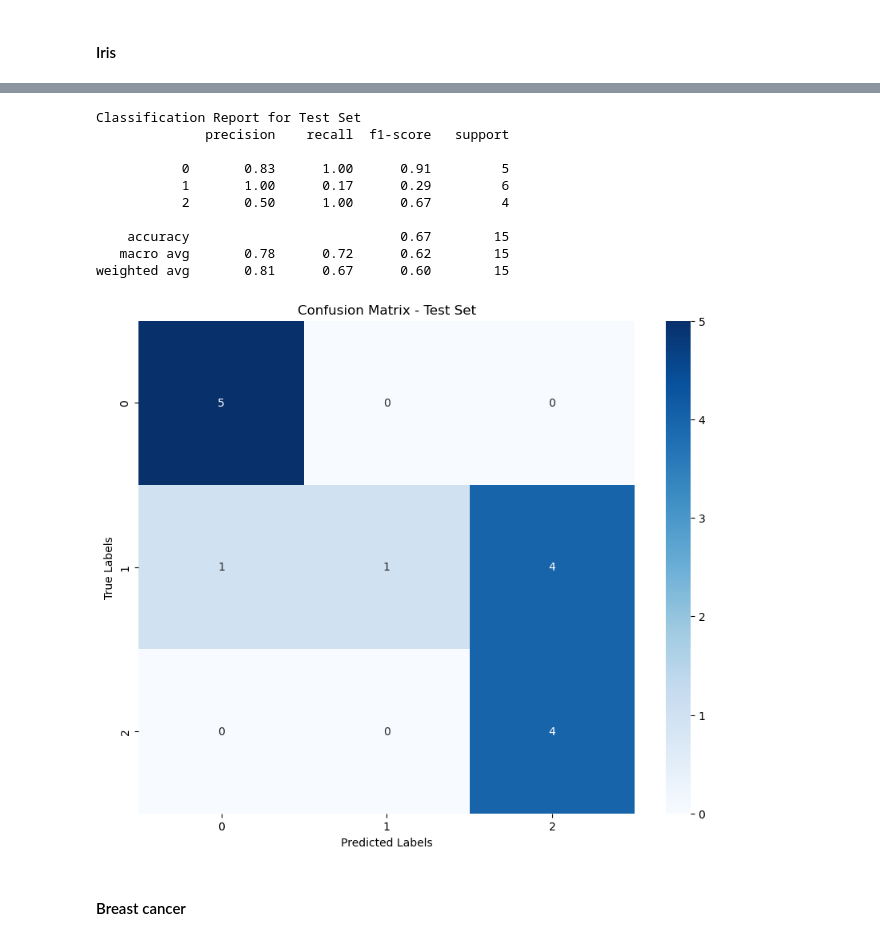
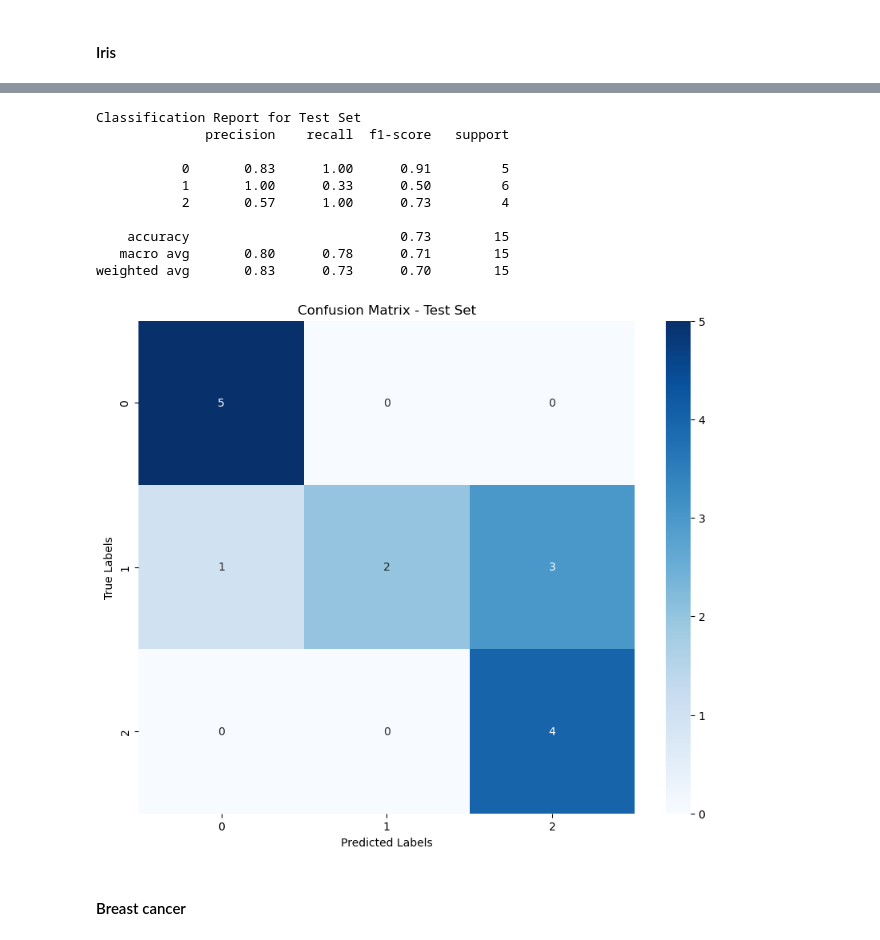
Before and after one commit to flod1n/Mini-project, a Jupyter notebook: mini_project.ipynb, the cells around one changed output, grey strips where cells are left out. Saved outputs shown, nothing was run; the diff lists cells and outputs as text; code cells hidden in the pictures.

```diff
--- a/mini_project.ipynb
+++ b/mini_project.ipynb
@@ -44,18 +49,3 @@ target
 Name: count, dtype: int64
 (120, 4)
 (15, 4)
-# %%
-sample = 120
-iris_x_train = iris_x_train.reshape(iris_x_train.shape[0],4).astype(float)[:sample,:]
-iris_y_train = np.array(iris_y_train.astype(int)[:sample])
-
-sample = 15
-iris_x_test = iris_x_test.reshape(iris_x_test.shape[0],4).astype(float)[:sample,:]
-iris_y_test = np.array(iris_y_test.astype(int)[:sample])
-
-sample = 15
-iris_x_val = iris_x_val.reshape(iris_x_test.shape[0],4).astype(float)[:sample,:]
-iris_y_val = np.array(iris_y_val.astype(int)[:sample])
-
-print(iris_y_val)
-print(iris_y_test)
@@ -335,13 +227,0 @@ Epoch 70/70, Train Loss: 0.0822, Val Loss: 0.1080
-# %%
-iris_mlp.eval()
-correct = 0
-total = 0
-with torch.no_grad():
-    for inputs, labels in test_loader:
-        inputs, labels = inputs.to(device), labels.to(device)
-        outputs = iris_mlp(inputs)
-        _, predicted = torch.max(outputs, 1)
-        total += labels.size(0)
-        correct += (predicted == labels).sum().item()
-
-accuracy = correct / total
@@ -682,33 +461,33 @@ Best parameters: {'DIMENSION': 97, 'EPOCHS': 126, 'LEARNING_RATE': 0.00030284312
 Best accuracy: 0.9333333333333333
 # %%
-DIMENSION = 97
-EPOCHS = 126
-LEARNING_RATE = 0.00030284312734334747
-LEARNING_RATE_DECAY = 0.00011834773983903277
-SIGMA = 25
-SIGMA_DECAY = 0.03470632873911947
+DIMENSION = 134
+EPOCHS = 164
+LEARNING_RATE = 0.0004102698056704754
+LEARNING_RATE_DECAY = 0.0026843347993546003
+SIGMA = 16
+SIGMA_DECAY = 0.041506096942343425
 som_iris = SOM([28,28],iris_x_train, DIMENSION,EPOCHS,LEARNING_RATE,LEARNING_RATE_DECAY,SIGMA,SIGMA_DECAY, showMode=0)
 
 label_map = createLabelMap(som_iris, iris_x_train, iris_y_train)
 
 # Classify on test set
 test_predictions = classifySOM(som_iris, label_map, iris_x_test)
 
 print("Classification Report for Test Set")
 print(classification_report(iris_y_test, test_predictions))
 plot_confusion_matrix(iris_y_test, test_predictions, title="Confusion Matrix - Test Set")
 # %% [output]
 Classification Report for Test Set
               precision    recall  f1-score   support
 
            0       0.83      1.00      0.91         5
-           1       1.00      0.17      0.29         6
-           2       0.50      1.00      0.67         4
+           1       1.00      0.33      0.50         6
+           2       0.57      1.00      0.73         4
 
-    accuracy                           0.67        15
-   macro avg       0.78      0.72      0.62        15
-weighted avg       0.81      0.67      0.60        15
+    accuracy                           0.73        15
+   macro avg       0.80      0.78      0.71        15
+weighted avg       0.83      0.73      0.70        15
-[figure, old version]
+[figure, new version]
 # %% [markdown]
 #### Breast cancer
 # %%
```
Also changed, not shown: parts of 12 cells of this notebook.
